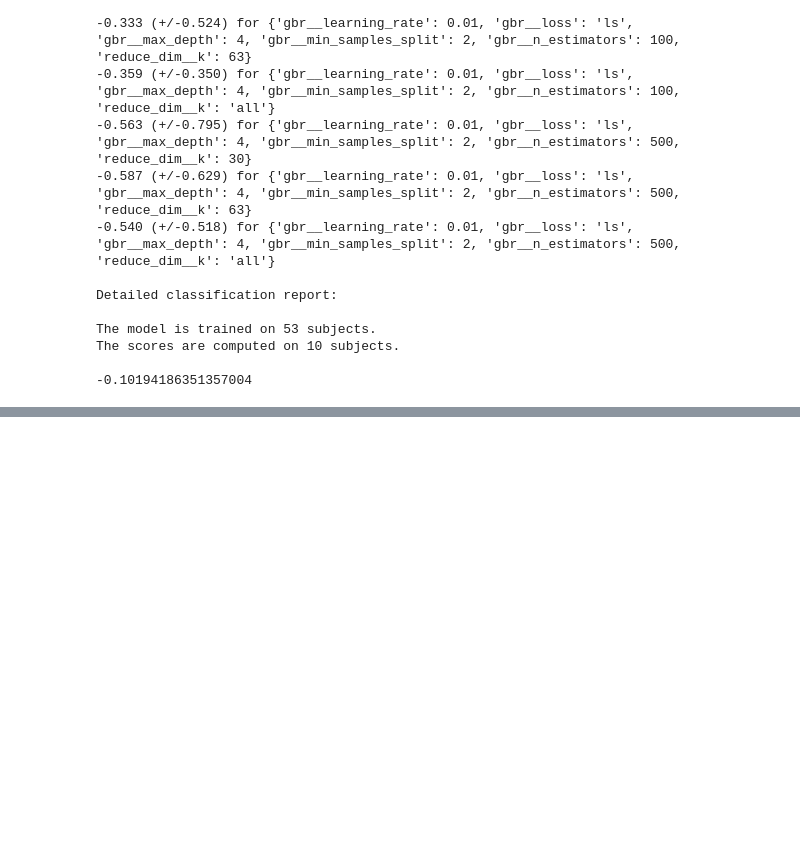
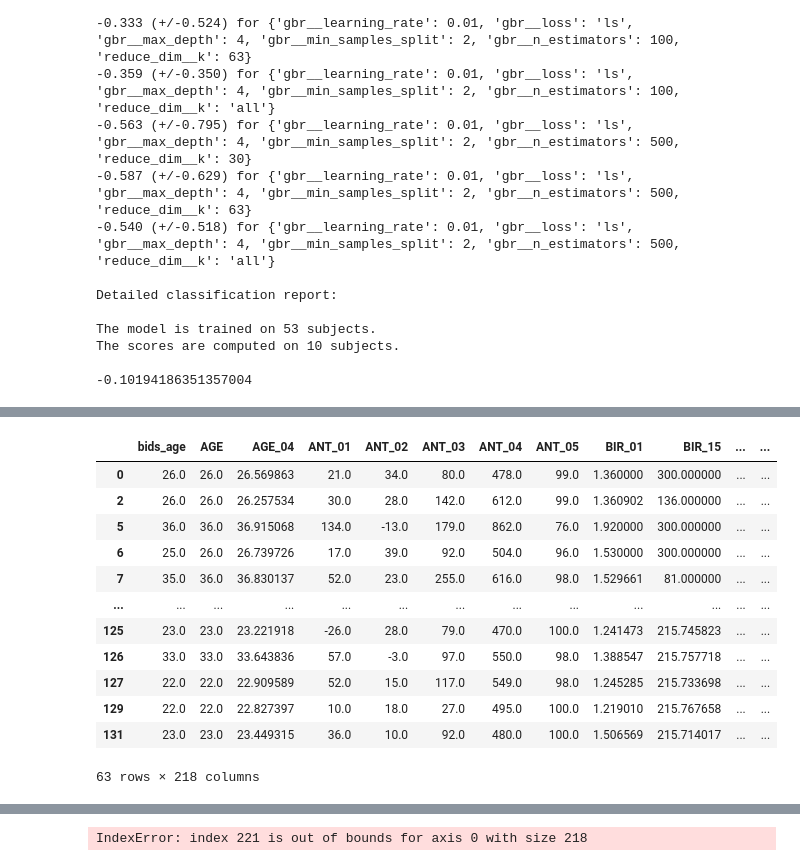
Before and after one commit to Qonrad/2020capstone, a Jupyter notebook: Learning.ipynb, the cells around one changed output, grey strips where cells are left out. Drawn from its saved outputs; the diff is of its cells as text; code cells hidden in the pictures; blank space fills up the shorter version.

Commit message:
Meet with Hamm and implement AUC classification scoring.

```diff
--- a/Learning.ipynb
+++ b/Learning.ipynb
@@ -277,9 +277,24 @@ The scores are computed on 10 subjects.
 
 -0.10194186351357004
 # %%
+import pandas as pd
 from sklearn.svm import SVC
 from sklearn.metrics import classification_report
+from scipy import stats
 import warnings
+from sklearn.feature_selection import SelectKBest, mutual_info_regression
+import pandas as pd
+import numpy as np
+from sklearn import preprocessing
+from sklearn.model_selection import train_test_split
+from sklearn.model_selection import GridSearchCV
+from sklearn.metrics import r2_score
+from sklearn.svm import SVR
+from sklearn.pipeline import Pipeline
+from sklearn.impute import SimpleImputer
+from sklearn.preprocessing import StandardScaler, OneHotEncoder
+from scipy import stats
+from sklearn.compose import ColumnTransformer
 warnings.filterwarnings('ignore')
 
 # attempting Support Vector Classification
@@ -313,10 +328,10 @@ r, p = stats.spearmanr(ydf[DEPENDENT_VARIABLE].values, ydf['bids_age'].values)
 print("Spearman r =", r, "R2 = ", r ** 2, "p = ", p)
 
 def categorize(responder):
-    if responder > 0.05:
+    if responder > 0:
         return 'responder'
-    elif responder < 0.05 and responder > -0.05:
-        return 'unknown'
+#     elif responder < 0.05 and responder > -0.05:
+#         return 'unknown'
     else:
         return 'non-responder'
 
@@ -327,7 +342,8 @@ ydf['binarized_dependent'] = ydf[DEPENDENT_VARIABLE].map(categorize)
 
 
 y = ydf['binarized_dependent'].values
-ydf.drop(columns=[DEPENDENT_VARIABLE, 'ID'], inplace=True)
+ydf.drop(columns=[DEPENDENT_VARIABLE, 'ID', 'binarized_dependent'], inplace=True)
+display(ydf)
 X = ydf
 
 
@@ -358,6 +374,8 @@ preprocessor = ColumnTransformer(
 
 X = preprocessor.fit_transform(X)
 
+display(X)
+
 splitnum = 0
 from sklearn.model_selection import LeaveOneOut
 loo = LeaveOneOut()
@@ -365,6 +383,8 @@ correct_results = 0
 incorrect_results = 0
 tests = []
 preds = []
+scores = []
+from sklearn import metrics
 for train_index, test_index in loo.split(X):
     splitnum += 1
     print("split", splitnum)
@@ -372,13 +392,13 @@ for train_index, test_index in loo.split(X):
     y_train, y_test = y[train_index], y[test_index]
 
     # Set the parameters by cross-validation
-    tuned_parameters = [{'kernel': ['rbf'], 'gamma': [1e-3, 1e-4], 'C': [1, 10, 100, 1000]},
-                        {'kernel': ['linear'], 'C': [0.5, 1, 10, 100, 1000]}]
+    tuned_parameters = [#{'kernel': ['rbf'], 'gamma': [1e-3, 1e-4], 'C': [1, 10, 100, 1000]},
+                        {'kernel': ['linear'], 'C': [0.0005, 0.005, 0.05, 0.5, 1, 10]}]
 
-    clf = GridSearchCV(SVC(), tuned_parameters, scoring='%s_macro' % score, cv = 10)
+    clf = GridSearchCV(SVC(), tuned_parameters, cv = 10)
     clf.fit(X_train, y_train)
 
-#     print("Best parameters set found on development set:", clf.best_params_)
+    print("Best parameters set found on development set:", clf.best_params_)
     y_true, y_pred = y_test, clf.predict(X_test)
     if y_true == y_pred:
 #         print("Algorithm was correct.")
@@ -386,12 +406,23 @@ for train_index, test_index in loo.split(X):
     else:
 #         print("Algorithm was incorrect.")
         incorrect_results += 1
+
+#     print(clf.best_score_)
+#     print(clf.score)
+    print(clf.decision_function(X_test))
+    scores += [clf.decision_function(X_test)[0]]
     tests += [y_true[0]]
     preds += [y_pred[0]]
 print(correct_results, "correct_results")
 print(incorrect_results, "incorrect_results")
 tests = np.asarray(tests)
 preds = np.asarray(preds)
+
+from sklearn.metrics import roc_auc_score
+print(tests)
+fpr, tpr, thresholds = metrics.roc_curve(tests, scores, pos_label="responders")
+print("AUC score =", roc_auc_score(tests, scores))
+
 corrects = (tests == preds)
 actually_good = (tests == 'responder')
 # actually_good = (tests == 'responder')
@@ -406,6 +437,18 @@ print(np.sum(np.bitwise_and((~actually_good), (~corrects))), "of the incorrect r
 
 # explanation of precision and recall
 # https://scikit-learn.org/stable/auto_examples/model_selection/plot_precision_recall.html
+
+
+
+finalsvc = SVC(C= clf.best_params_['C'], kernel='linear')
+print(X)
+print(y)
+finalsvc.fit(X, y)
+print(ydf.columns)
+print(finalsvc.coef_)
+# display(pd.DataFrame())
+sorted_a = np.argsort(np.abs(finalsvc.coef_[0:214]))
+print(ydf.columns[sorted_a[0:10]])
 # %% [output]
 Sanity Check
 Spearman r = -0.4328034210059029 R2 =  0.18731880123441283 p =  0.0003960132851266732
@@ -426,0 +455,13 @@ split 10
+|  | bids_age | AGE | AGE_04 | ANT_01 | ANT_02 | ANT_03 | ANT_04 | ANT_05 | BIR_01 | BIR_15 | ... | ... |
+| 0 | 26.0 | 26.0 | 26.569863 | 21.0 | 34.0 | 80.0 | 478.0 | 99.0 | 1.360000 | 300.000000 | ... | ... |
+| 2 | 26.0 | 26.0 | 26.257534 | 30.0 | 28.0 | 142.0 | 612.0 | 99.0 | 1.360902 | 136.000000 | ... | ... |
+| 5 | 36.0 | 36.0 | 36.915068 | 134.0 | -13.0 | 179.0 | 862.0 | 76.0 | 1.920000 | 300.000000 | ... | ... |
+| 6 | 25.0 | 26.0 | 26.739726 | 17.0 | 39.0 | 92.0 | 504.0 | 96.0 | 1.530000 | 300.000000 | ... | ... |
+| 7 | 35.0 | 36.0 | 36.830137 | 52.0 | 23.0 | 255.0 | 616.0 | 98.0 | 1.529661 | 81.000000 | ... | ... |
+| ... | ... | ... | ... | ... | ... | ... | ... | ... | ... | ... | ... | ... |
+| 125 | 23.0 | 23.0 | 23.221918 | -26.0 | 28.0 | 79.0 | 470.0 | 100.0 | 1.241473 | 215.745823 | ... | ... |
+| 126 | 33.0 | 33.0 | 33.643836 | 57.0 | -3.0 | 97.0 | 550.0 | 98.0 | 1.388547 | 215.757718 | ... | ... |
+| 127 | 22.0 | 22.0 | 22.909589 | 52.0 | 15.0 | 117.0 | 549.0 | 98.0 | 1.245285 | 215.733698 | ... | ... |
+| 129 | 22.0 | 22.0 | 22.827397 | 10.0 | 18.0 | 27.0 | 495.0 | 100.0 | 1.219010 | 215.767658 | ... | ... |
+| 131 | 23.0 | 23.0 | 23.449315 | 36.0 | 10.0 | 92.0 | 480.0 | 100.0 | 1.506569 | 215.714017 | ... | ... |
+63 rows × 218 columns
@@ -426,0 +498 @@ split 10
+IndexError: index 221 is out of bounds for axis 0 with size 218
```
Also changed, not shown: parts of 1 cell of this notebook.
